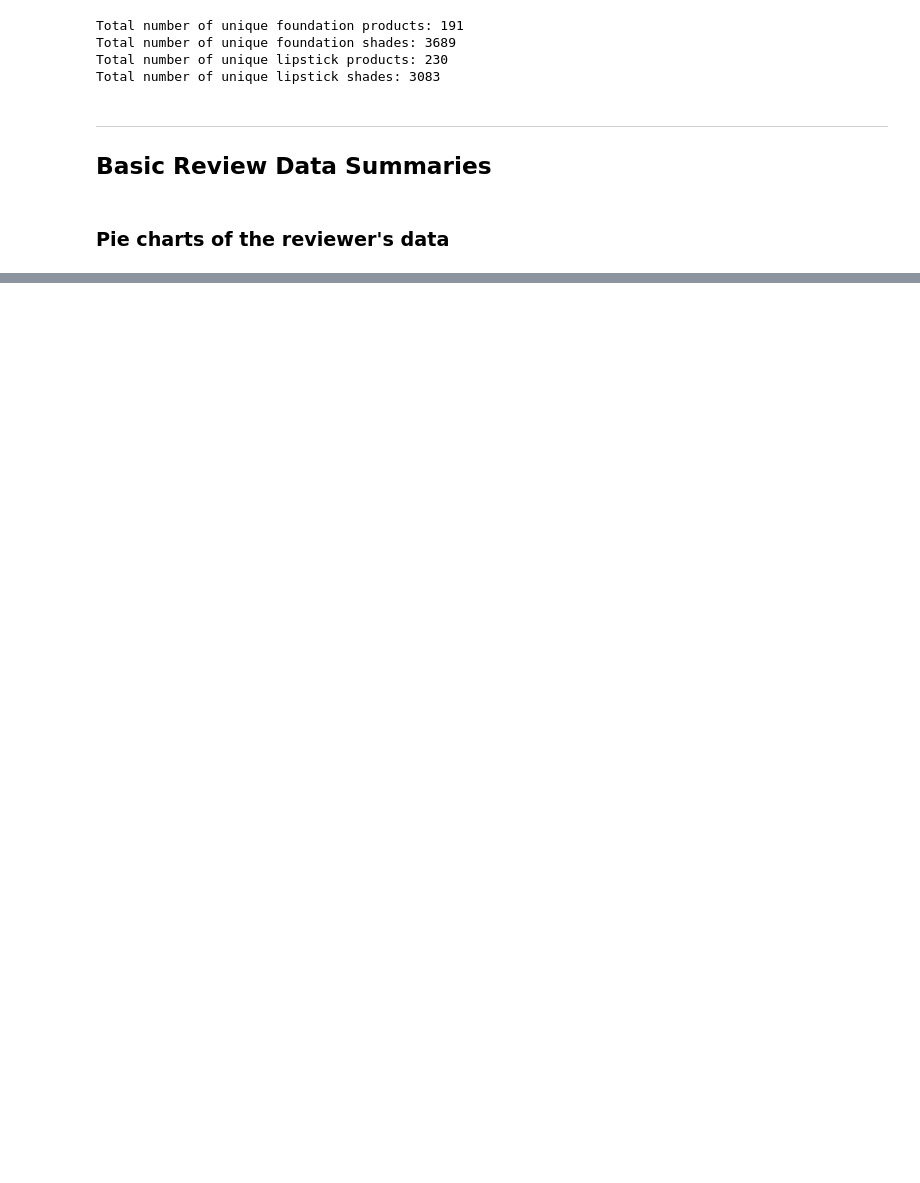
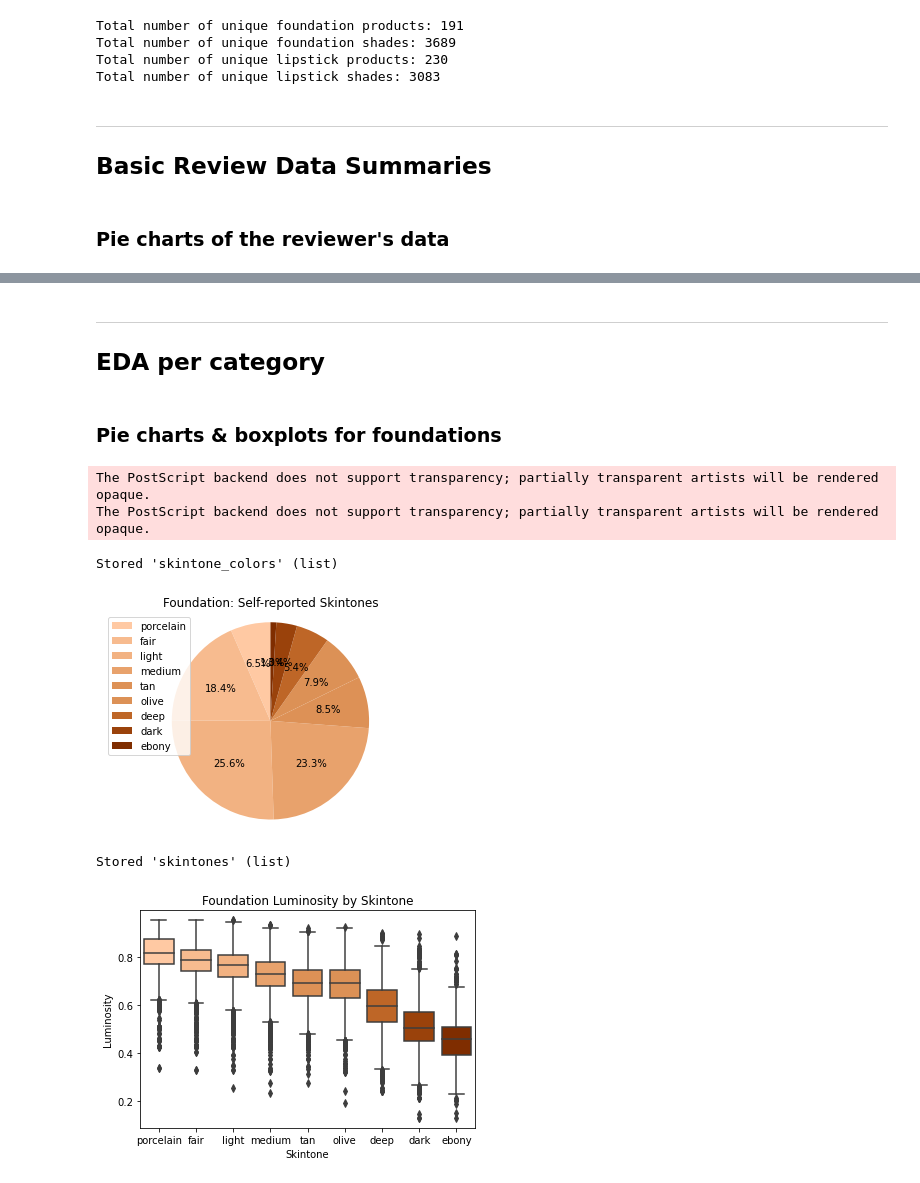
Before and after one commit to koeunlim/WebScraping-Sephora, a Jupyter notebook: 03_Sephora_EDA.ipynb, the cells around one changed output, grey strips where cells are left out. Saved outputs shown, nothing was run; the diff lists cells and outputs as text; code cells hidden in the pictures; blank space fills up the shorter version.

Commit message:
update EDA figures

```diff
--- a/03_Sephora_EDA.ipynb
+++ b/03_Sephora_EDA.ipynb
@@ -685,0 +209,44 @@ pair_eye = sns.pairplot(data=df[df.Category == 'lipstick'],vars=['R','G','B'],di
+# %% [markdown]
+---
+## EDA per category
+# %% [markdown]
+### Pie charts & boxplots for foundations
+# %%
+## Skintone
+# piechart
+df_skin = df[df.Category == 'foundation-makeup'].groupby('Skintone')['R','G','B','Luminosity'].agg({'R':['count','mean'],'G':'mean','B':'mean','Luminosity':'median'})
+df_skin.columns=['count','R','G','B','Luminosity']
+df_skin = df_skin.sort_values(by='Luminosity',ascending=False)
+skin_colors = np.array(df_skin[['R','G','B']])
+norm.autoscale(skin_colors)
+skin_colors = norm(skin_colors).tolist()
+skintone_colors = skin_colors  # save for the later use
+%store 'skintone_colors'
+
+plt.figure()
+patches= plt.pie(df_skin['count'], colors = skin_colors, autopct='%1.1f%%',startangle=90)
+plt.legend(patches, labels=df_skin.index.tolist(), loc="best")
+plt.axis('equal')
+plt.title('Foundation: Self-reported Skintones')
+plt.savefig('figures/Pie_foundation_skintone.eps')
+plt.savefig('figures/Pie_foundation_skintone.png')
+plt.show()
+
+# boxplot
+skintones=df_skin.index.tolist()
+%store 'skintones'
+color_dict = dict(zip(skintones, skin_colors))
+bplot = sns.boxplot(x='Skintone', y='Luminosity', data=df[df.Category == 'foundation-makeup'], order=skintones)
+for i in range(0,len(df_skin.index.tolist())):
+    mybox = bplot.artists[i]
+    mybox.set_facecolor(color_dict[skintones[i]])
+plt.title('Foundation Luminosity by Skintone')
+plt.savefig('figures/Box_foundation_skintone.eps')
+plt.savefig('figures/Box_foundation_skintone.png')
+# %% [output]
+The PostScript backend does not support transparency; partially transparent artists will be rendered opaque.
+The PostScript backend does not support transparency; partially transparent artists will be rendered opaque.
+Stored 'skintone_colors' (list)
+[figure, added]
+Stored 'skintones' (list)
+[figure, added]
```
Also changed, not shown: parts of 46 cells of this notebook, 42 other files.
